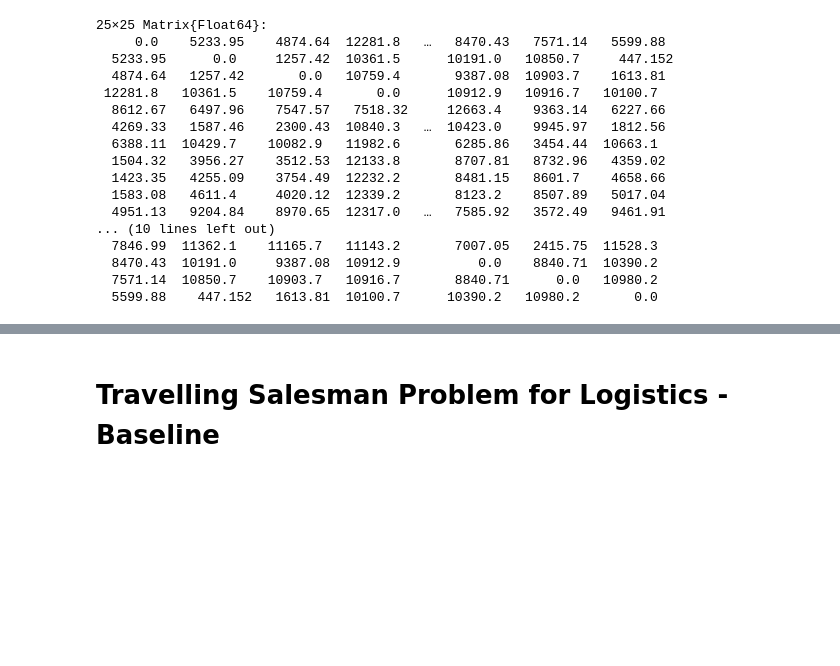
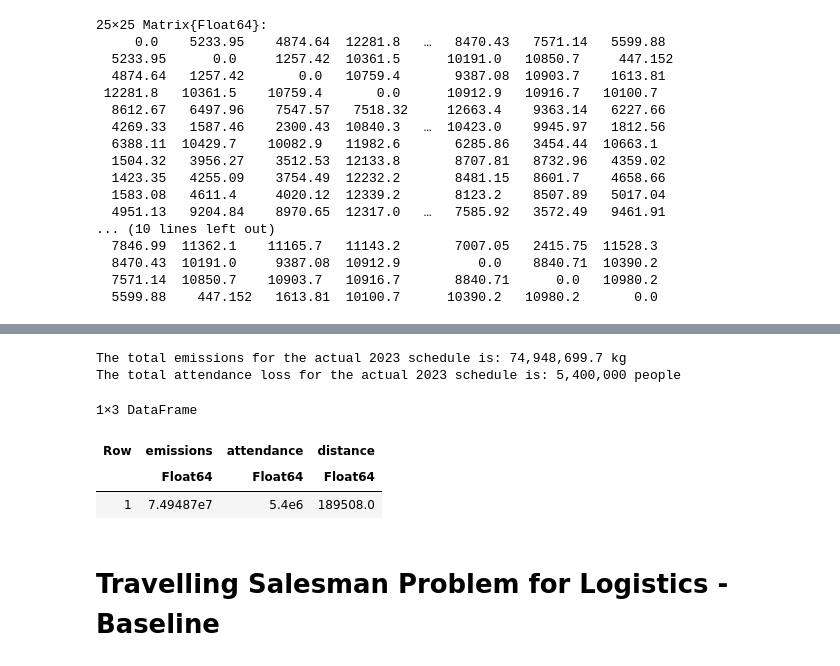
Before and after one commit to GuillaumeBonheure/OptimizeF1, a Jupyter notebook: Baseline_2023.ipynb, the cells around one changed output, grey strips where cells are left out. Saved outputs shown, nothing was run; the diff lists cells and outputs as text; code cells hidden in the pictures; blank space fills up the shorter version.

```diff
--- a/Baseline_2023.ipynb
+++ b/Baseline_2023.ipynb
@@ -143,3 +155,47 @@ The total distance for the actual 2023 schedule is: 199,612.11 km
+# %%
+# Emissions and attendance
+
+#Import emissions Matrix
+emissions_matrix = Matrix(CSV.read("emissions_matrix_vrp.csv", DataFrame));
+
+#Import attendance Matrix
+attendance_matrix = Matrix(CSV.read("attendance_loss_matrix_vrp.csv", DataFrame));
+
+#Multiply both matrices and sum
+total_emissions_2023 = sum(schedule_2023_matrix .* emissions_matrix)
+total_attendance_2023 = sum(schedule_2023_matrix .* attendance_matrix)
+
+max_attendance = 24 * 250000
+tot_loss = max_attendance - total_attendance_2023
+
+println("The total emissions for the actual 2023 schedule is: ", format(round(total_emissions_2023, digits=2), commas=true), " kg")
+println("The total attendance loss for the actual 2023 schedule is: ", format(round(tot_loss, digits=2), commas=true), " people")
+# %% [output]
+The total emissions for the actual 2023 schedule is: 74,948,699.7 kg
+The total attendance loss for the actual 2023 schedule is: 5,400,000 people
+# %%
+#Sanity Check with Guillaume's code
+results = DataFrame(emissions = Float64[], attendance = Float64[], distance = Float64[])
+
+df_vrp = schedule_2023
+tot_em = 0
+tot_loss = 0
+tot_dist = 0
+for row in eachrow(df_vrp)
+    tot_em += emissions_matrix[row.i, row.j]
+    tot_loss += attendance_matrix[row.i, row.j]
+    tot_dist += distances_matrix[row.i, row.j]
+end
+
+max_attendance = 24 * 250000
+tot_loss = max_attendance - tot_loss
+push!(results, [tot_em, tot_loss, tot_dist])
+results
+# %% [output]
+1×3 DataFrame
+| Row | emissions | attendance | distance |
+|  | Float64 | Float64 | Float64 |
+| 1 | 7.49487e7 | 5.4e6 | 189508.0 |
 # %% [markdown]
 # Travelling Salesman Problem for Logistics - Baseline
 # %%
```
Also changed, not shown: parts of 23 cells of this notebook, 7 other files.
